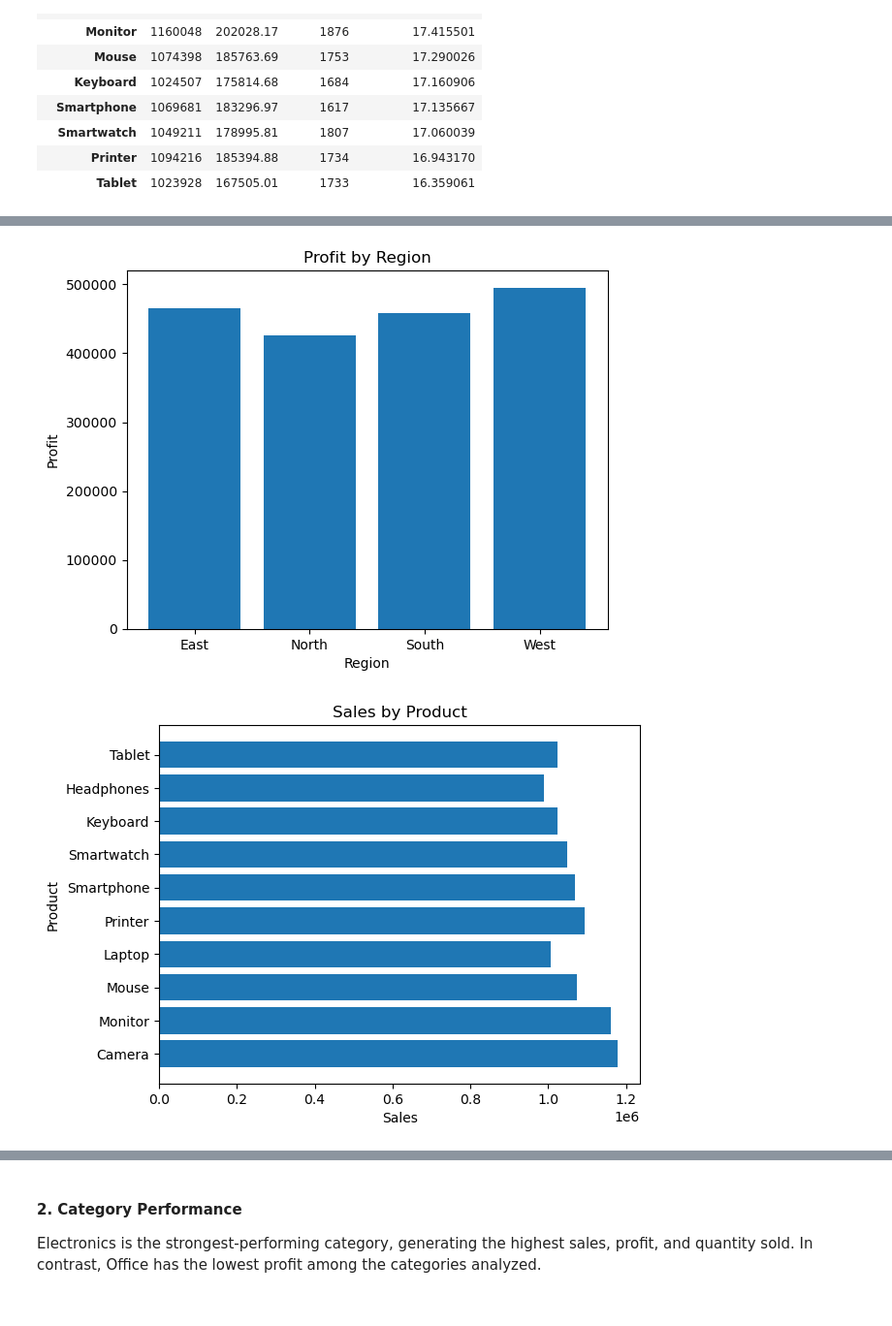
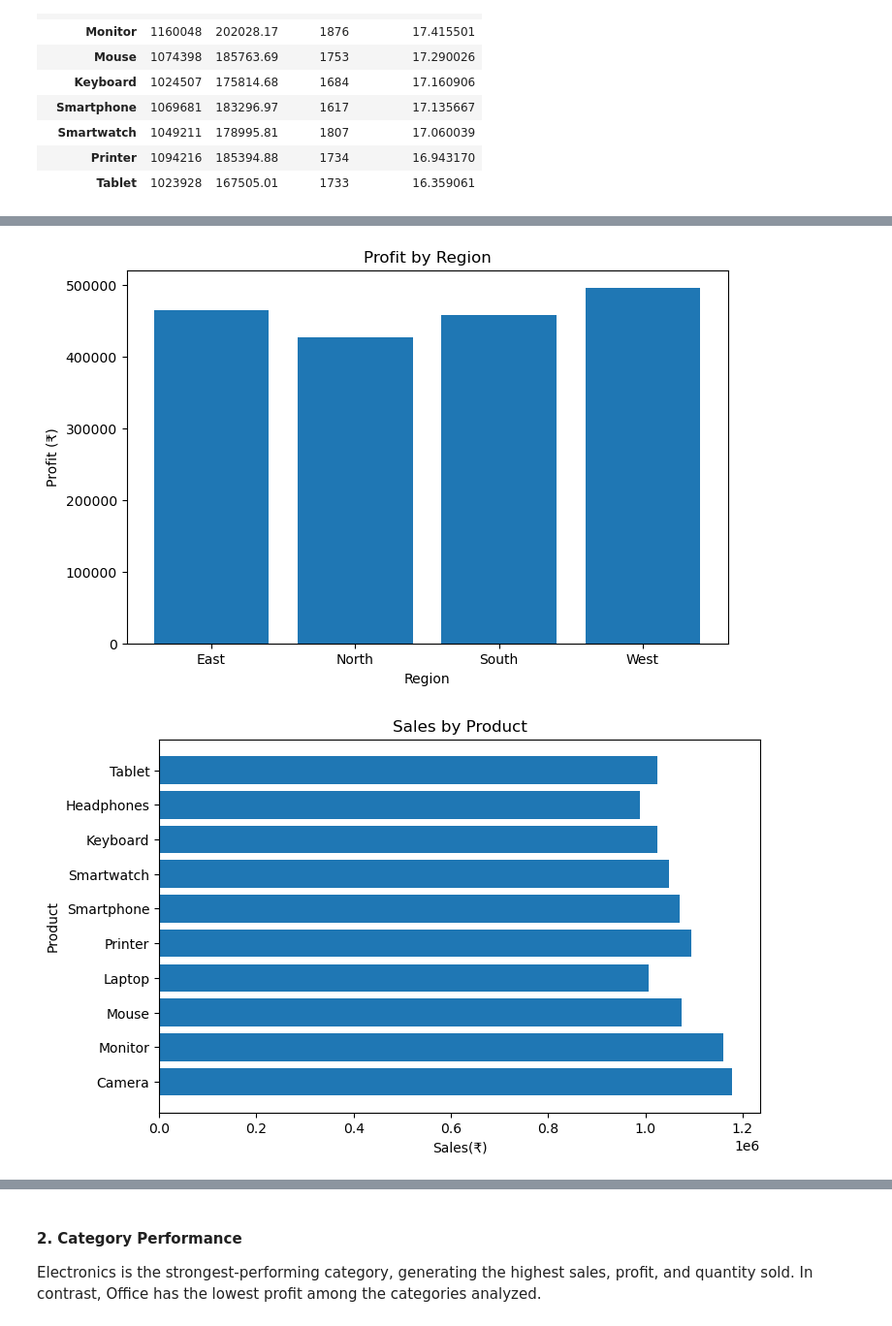
Before and after one commit to khushigupta89790/ecommerce-sales-analysis, a Jupyter notebook: ecommerce_sales_analysis.ipynb, the cells around one changed output, grey strips where cells are left out. Shown at 97% size. Saved outputs shown, nothing was run; the diff lists cells and outputs as text; code cells hidden in the pictures.

```diff
--- a/ecommerce_sales_analysis.ipynb
+++ b/ecommerce_sales_analysis.ipynb
@@ -335,22 +402,24 @@ plt.show()
 # %%
+plt.figure(figsize=(8,5))
 plt.bar(region_performance.index, region_performance['Profit'])
 
 plt.xlabel('Region')
-plt.ylabel('Profit')
+plt.ylabel('Profit (₹)')
 plt.title('Profit by Region')
 
 plt.show()
 # %% [output]
-[figure, old version]
+[figure, new version]
 # %%
+plt.figure(figsize=(8,5))
 plt.barh(product_analysis.index,product_analysis['Sales'])
 
 plt.ylabel('Product')
-plt.xlabel('Sales')
+plt.xlabel('Sales(₹)')
 plt.title('Sales by Product')
 
 
 plt.show()
 # %% [output]
-[figure, old version]
+[figure, new version]
 # %%
```
Also changed, not shown: parts of 45 cells of this notebook.
